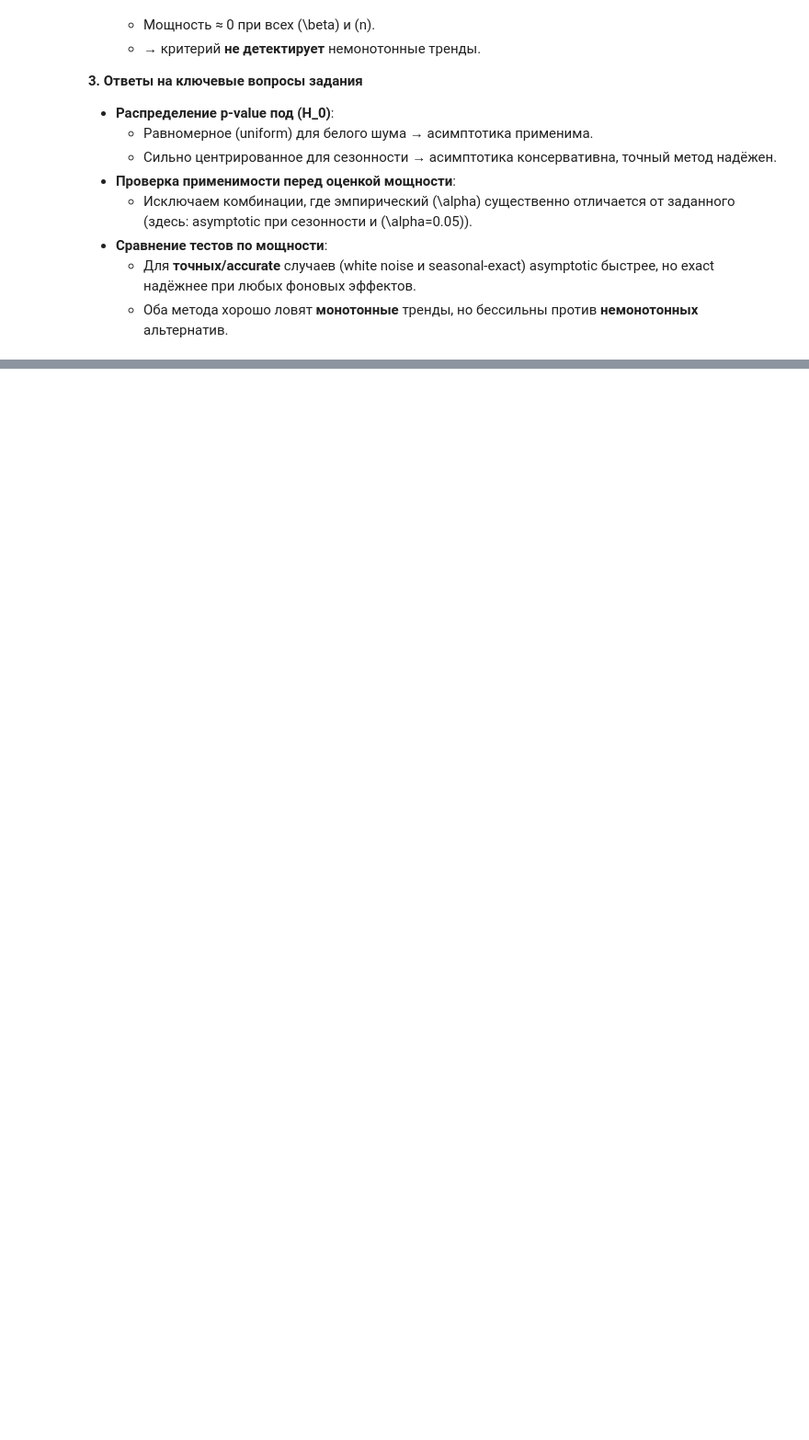
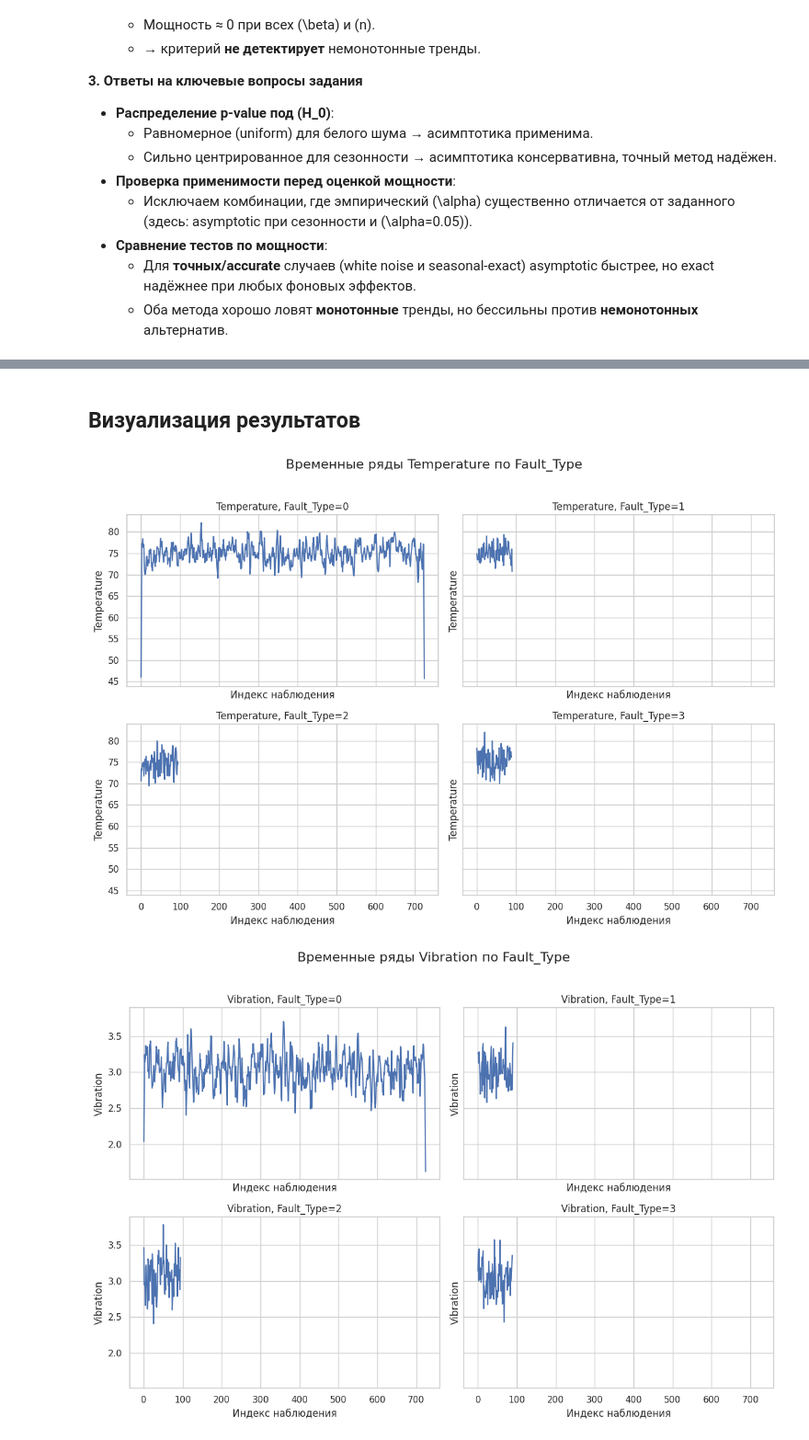
Before and after one commit to Denigmma/Practice_LogBook, a Jupyter notebook: SPBU courses/Statistical analysis/project/Kendall2.ipynb, the cells around one changed output, grey strips where cells are left out. Shown at 92% size. Saved outputs shown, nothing was run; the diff lists cells and outputs as text; code cells hidden in the pictures; blank space fills up the shorter version.

```diff
--- a/SPBU courses/Statistical analysis/project/Kendall2.ipynb
+++ b/SPBU courses/Statistical analysis/project/Kendall2.ipynb
@@ -769,0 +949,8 @@ plt.show()
+# %%
+for sensor in sensors:
+    sub = res_df[res_df['sensor']==sensor]
+    print(f"\n=== {sensor} ===")
+    for _, row in sub.iterrows():
+        trend = "да" if (not np.isnan(row.p_value) and row.p_value < 0.05) else "нет"
+        print(f"Fault_Type={int(row.Fault_Type)} (n={int(row.n)}):\t"
+              f"τ={row.tau:.3f}, p={row.p_value:.3f} → тренд есть? {trend}")
@@ -769,0 +1021,49 @@ plt.show()
+# %% [markdown]
+## Визуализация результатов
+# %%
+# 1. Линейные графики временных рядов для ключевых сенсоров
+key_sensors = ['Temperature', 'Vibration']
+for sensor in key_sensors:
+    fig, axes = plt.subplots(2, 2, figsize=(12, 8), sharex=True, sharey=True)
+    for ax, fault in zip(axes.flat, sorted(df['Fault_Type'].unique())):
+        series = df.loc[df['Fault_Type'] == fault, sensor].reset_index(drop=True)
+        ax.plot(series)
+        ax.set_title(f"{sensor}, Fault_Type={fault}")
+        ax.set_xlabel("Индекс наблюдения")
+        ax.set_ylabel(sensor)
+    fig.suptitle(f"Временные ряды {sensor} по Fault_Type", y=1.02, fontsize=16)
+    plt.tight_layout()
+    plt.show()
+
+# 2. Групповой barplot τ для основных сенсоров
+main_sensors = ['Temperature','Vibration','Pressure','Flow_Rate','Current','Voltage']
+plot_df = res_df[res_df['sensor'].isin(main_sensors)]
+
+plt.figure(figsize=(10, 6))
+sns.barplot(data=plot_df, x='sensor', y='tau', hue='Fault_Type')
+plt.axhline(0, color='gray', linewidth=0.8)
+plt.title("Коэффициент τ для основных сенсоров и Fault_Type")
+plt.xlabel("Sensor")
+plt.ylabel("τ")
+plt.legend(title="Fault_Type")
+plt.show()
+
+# 3. Гистограмма распределения p-value для всех проверок
+plt.figure(figsize=(8, 4))
+sns.histplot(res_df['p_value'].dropna(), bins=30)
+plt.title("Распределение p-value по всем сенсорам и Fault_Type")
+plt.xlabel("p-value")
+plt.ylabel("Частота")
+plt.show()
+
+# 4. Heatmap τ значений для основных сенсоров
+heat = plot_df.pivot(index='sensor', columns='Fault_Type', values='tau')
+plt.figure(figsize=(8, 6))
+sns.heatmap(heat, annot=True, fmt=".3f", cmap="vlag", center=0)
+plt.title("Heatmap τ (main sensors × Fault_Type)")
+plt.xlabel("Fault_Type")
+plt.ylabel("Sensor")
+plt.show()
+# %% [output]
+[figure, added]
+[figure, added]
```
Also changed, not shown: parts of 18 cells of this notebook.
